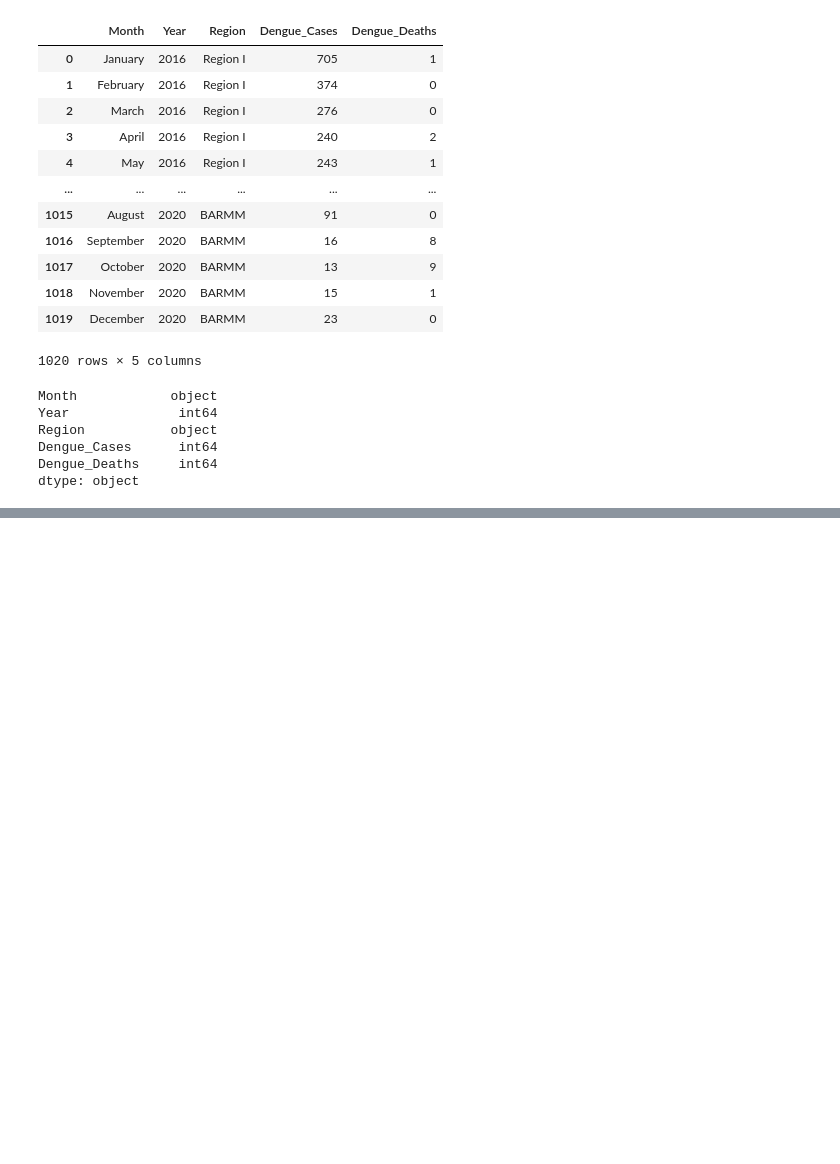
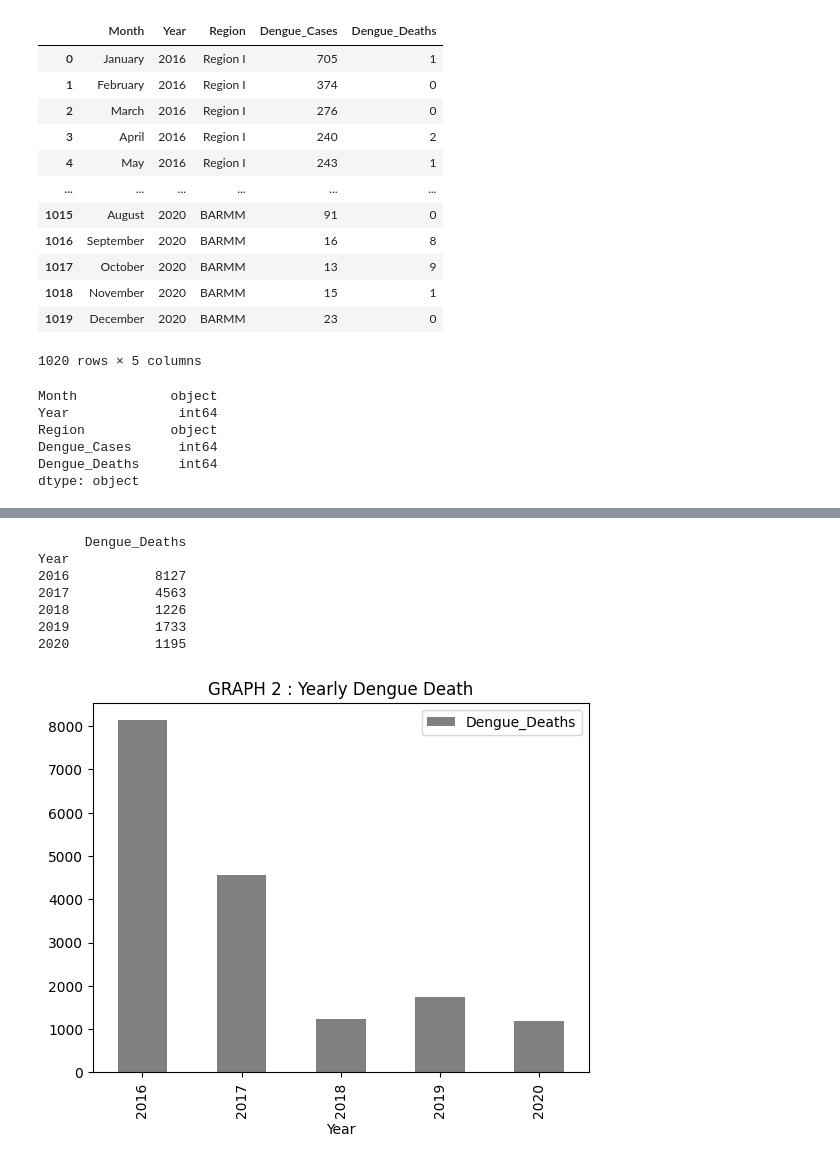
Before and after one commit to talabong0605/ELEC303-DATA-ANALYTICS-TALABONG, a Jupyter notebook: elec303_project3_3a/Project3_PH_Dengue_Analysis.ipynb, the cells around one changed output, grey strips where cells are left out. Cells and saved outputs as stored; diff of their text form; code cells hidden in the pictures; blank space fills up the shorter version.

```diff
--- a/elec303_project3_3a/Project3_PH_Dengue_Analysis.ipynb
+++ b/elec303_project3_3a/Project3_PH_Dengue_Analysis.ipynb
@@ -72,0 +104,14 @@ dengue.groupby(['Region'])['Month']
+# %%
+Y_DengueDeath = dengue.groupby('Year')[['Dengue_Deaths']].sum()
+Y_DengueDeath.plot(kind='bar', title='GRAPH 2 : Yearly Dengue Death', color = 'Gray')
+print(Y_DengueDeath)
+plt.show()
+# %% [output]
+      Dengue_Deaths
+Year
+2016           8127
+2017           4563
+2018           1226
+2019           1733
+2020           1195
+[figure, added]
```
Also changed, not shown: parts of 39 cells of this notebook.
